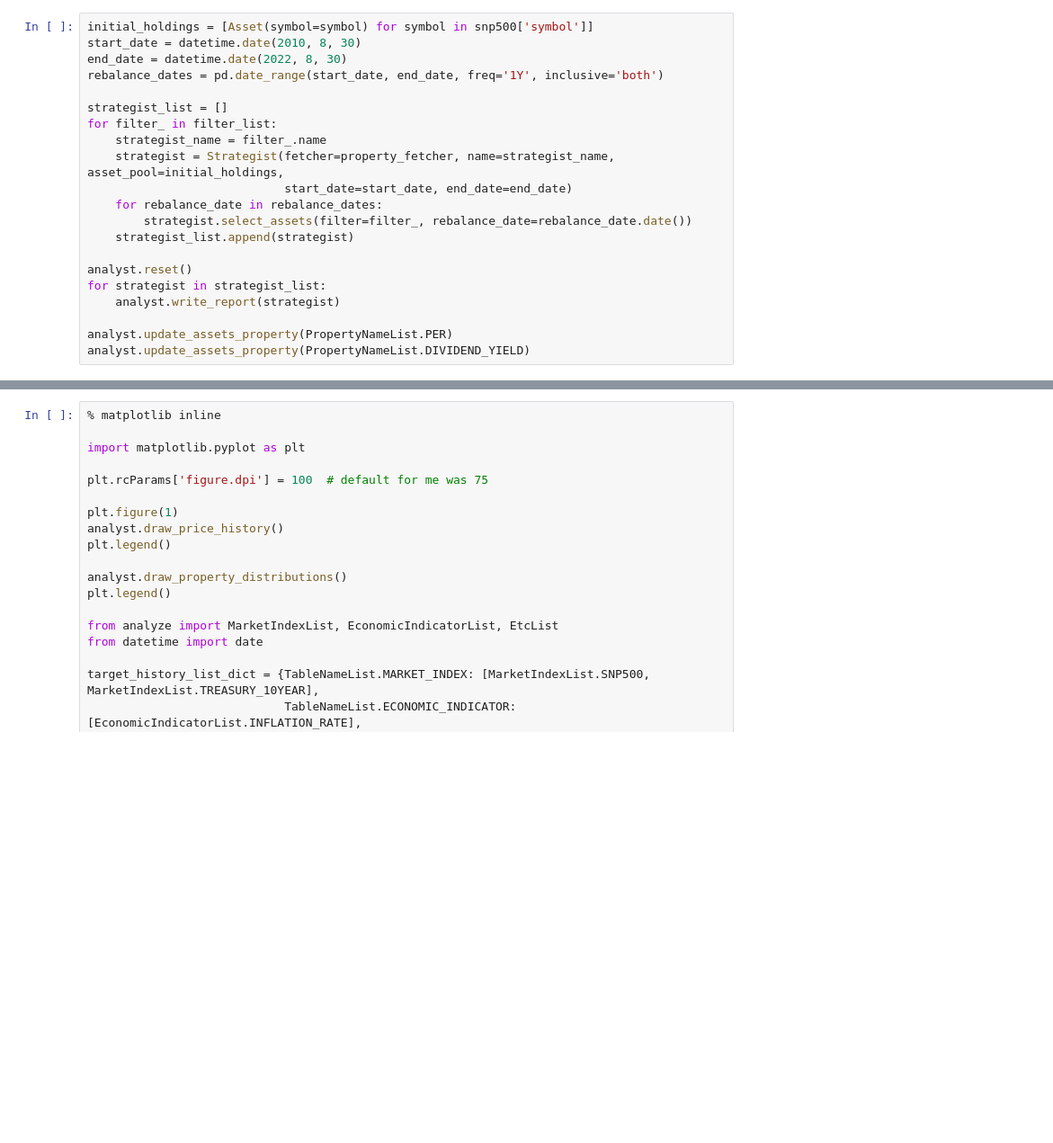
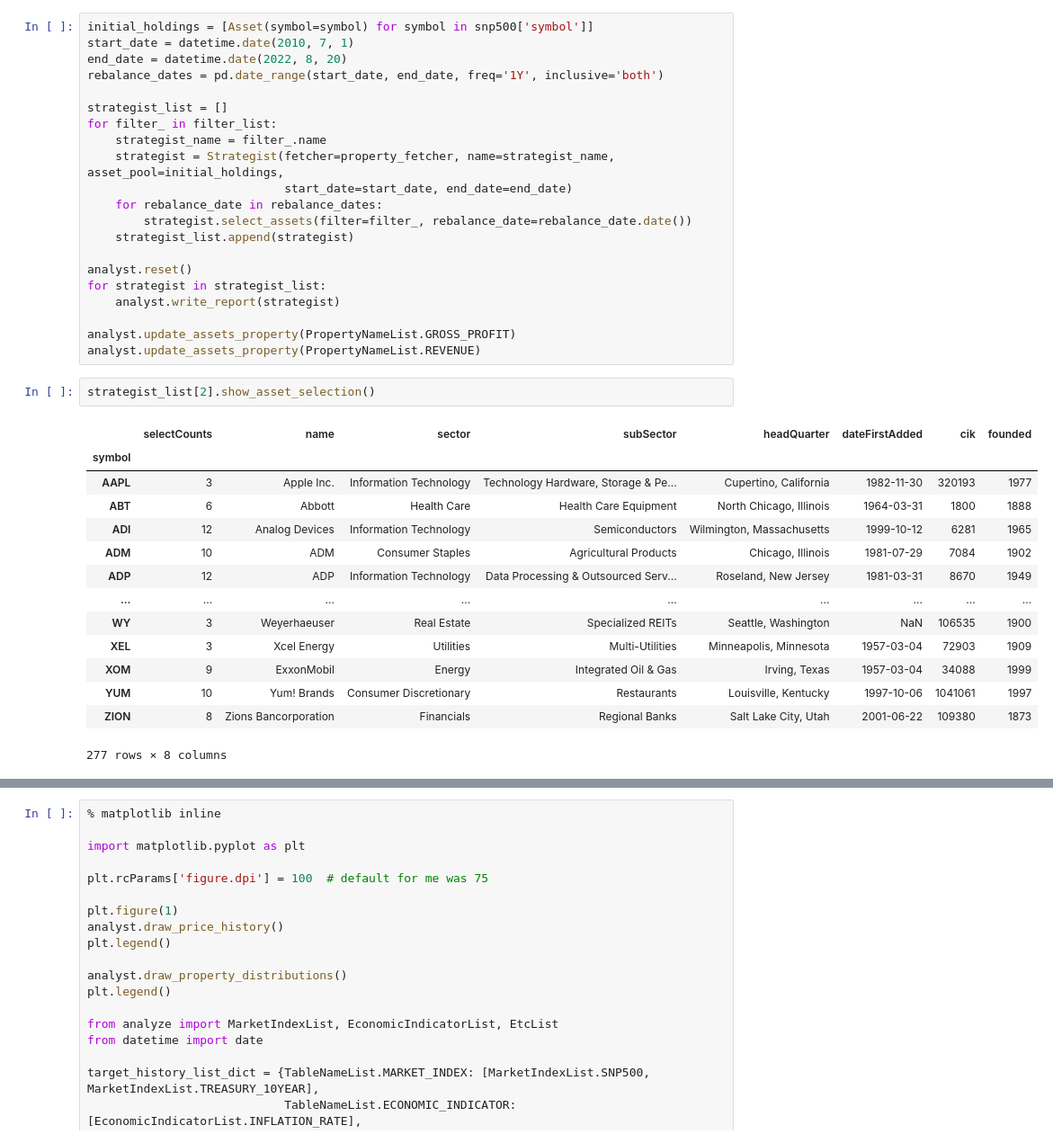
Before and after one commit to icsl-Jeon/EastFox, a Jupyter notebook: core/tester.ipynb, the cells around one changed output, grey strips where cells are left out. Shown at 90% size. Drawn from its saved outputs; the diff is of its cells as text; blank space fills up the shorter version.

```diff
--- a/core/tester.ipynb
+++ b/core/tester.ipynb
@@ -63,7 +95,7 @@ filter_list = [filter_fin, filter_tech]
 # %%
 initial_holdings = [Asset(symbol=symbol) for symbol in snp500['symbol']]
-start_date = datetime.date(2010, 8, 30)
-end_date = datetime.date(2022, 8, 30)
+start_date = datetime.date(2010, 7, 1)
+end_date = datetime.date(2022, 8, 20)
 rebalance_dates = pd.date_range(start_date, end_date, freq='1Y', inclusive='both')
 
 strategist_list = []
@@ -79,5 +111,22 @@ analyst.reset()
 for strategist in strategist_list:
     analyst.write_report(strategist)
 
-analyst.update_assets_property(PropertyNameList.PER)
-analyst.update_assets_property(PropertyNameList.DIVIDEND_YIELD)
+analyst.update_assets_property(PropertyNameList.GROSS_PROFIT)
+analyst.update_assets_property(PropertyNameList.REVENUE)
+# %%
+strategist_list[2].show_asset_selection()
+# %% [output]
+|  | selectCounts | name | sector | subSector | headQuarter | dateFirstAdded | cik | founded |
+| symbol |  |  |  |  |  |  |  |  |
+| AAPL | 3 | Apple Inc. | Information Technology | Technology Hardware, Storage & Pe... | Cupertino, California | 1982-11-30 | 320193 | 1977 |
+| ABT | 6 | Abbott | Health Care | Health Care Equipment | North Chicago, Illinois | 1964-03-31 | 1800 | 1888 |
+| ADI | 12 | Analog Devices | Information Technology | Semiconductors | Wilmington, Massachusetts | 1999-10-12 | 6281 | 1965 |
+| ADM | 10 | ADM | Consumer Staples | Agricultural Products | Chicago, Illinois | 1981-07-29 | 7084 | 1902 |
+| ADP | 12 | ADP | Information Technology | Data Processing & Outsourced Serv... | Roseland, New Jersey | 1981-03-31 | 8670 | 1949 |
+| ... | ... | ... | ... | ... | ... | ... | ... | ... |
+| WY | 3 | Weyerhaeuser | Real Estate | Specialized REITs | Seattle, Washington | NaN | 106535 | 1900 |
+| XEL | 3 | Xcel Energy | Utilities | Multi-Utilities | Minneapolis, Minnesota | 1957-03-04 | 72903 | 1909 |
+| XOM | 9 | ExxonMobil | Energy | Integrated Oil & Gas | Irving, Texas | 1957-03-04 | 34088 | 1999 |
+| YUM | 10 | Yum! Brands | Consumer Discretionary | Restaurants | Louisville, Kentucky | 1997-10-06 | 1041061 | 1997 |
+| ZION | 8 | Zions Bancorporation | Financials | Regional Banks | Salt Lake City, Utah | 2001-06-22 | 109380 | 1873 |
+277 rows × 8 columns
```
Also changed, not shown: parts of 5 cells of this notebook, 6 other files.
